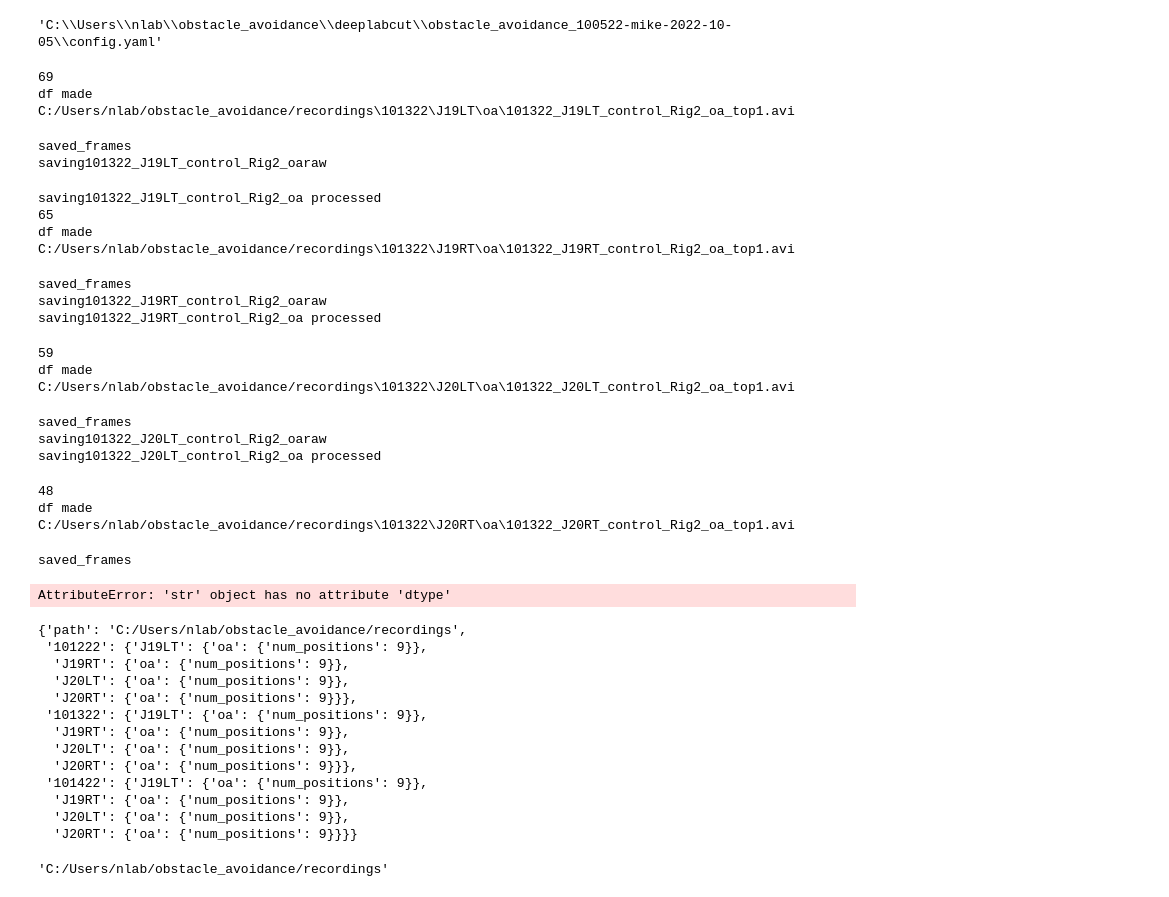
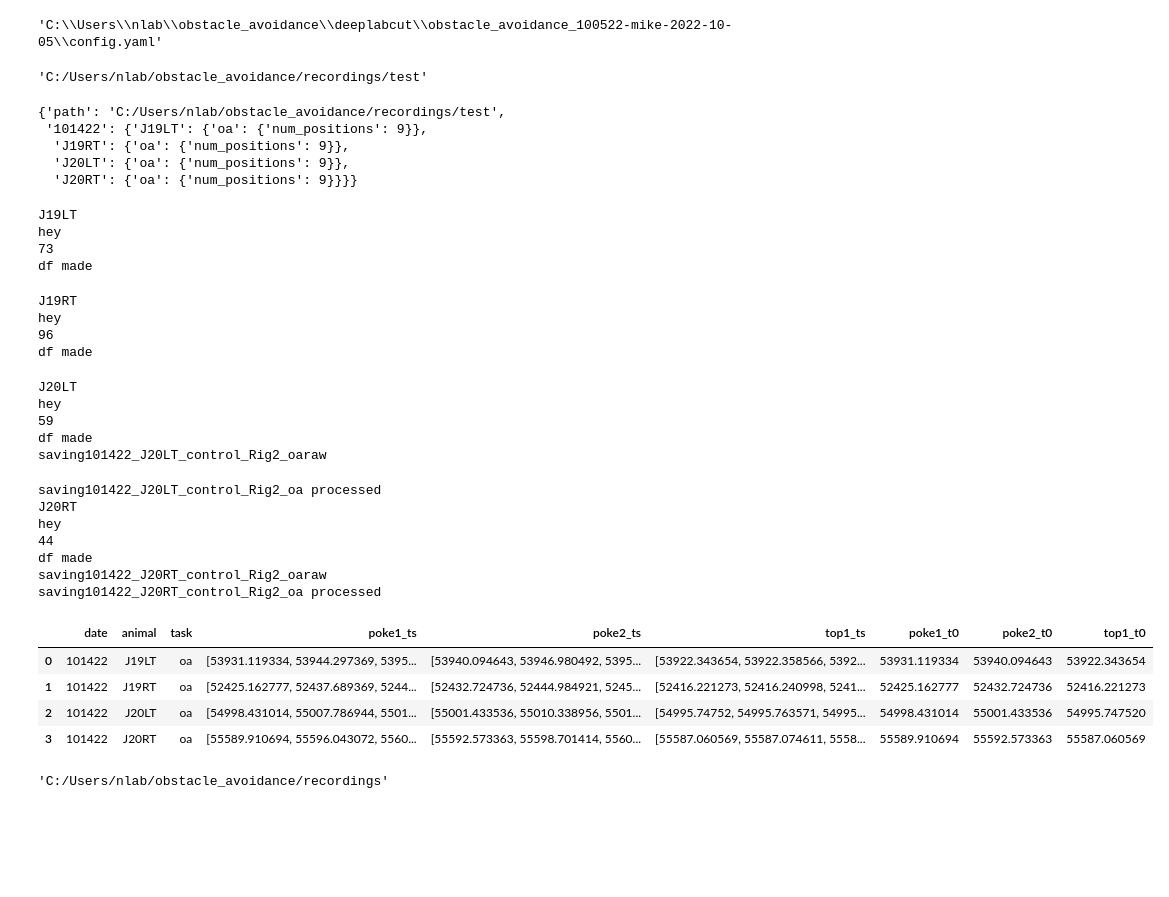
Before and after one commit to msidikpr/obstacle_avoidance, a Jupyter notebook: debug_pipline.ipynb, the cells around one changed output. Drawn from its saved outputs; the diff is of its cells as text; code cells hidden in the pictures; blank space fills up the shorter version.

```diff
--- a/debug_pipline.ipynb
+++ b/debug_pipline.ipynb
@@ -10,7 +10,7 @@ from obstacle_avoidance_processing import AvoidanceProcessing
 Loading DLC 2.2.3...
 # %%
 # metadata json path
-metadata_path = r'C:\Users\nlab\obstacle_avoidance\metadata\oa_102722.json'
+metadata_path = r'C:\Users\nlab\obstacle_avoidance\metadata\test_102822.json'
 
 #C:\Users\nlab\Desktop\mike_bonsai\recordings\metadata
 # task name
@@ -26,51 +26,51 @@ session.dlc_project
 'C:\\Users\\nlab\\obstacle_avoidance\\deeplabcut\\obstacle_avoidance_100522-mike-2022-10-05\\config.yaml'
 # %%
 session.preprocess()
+# %%
+session.path
+# %% [output]
+'C:/Users/nlab/obstacle_avoidance/recordings/test'
+# %%
+session.metadata
+# %% [output]
+{'path': 'C:/Users/nlab/obstacle_avoidance/recordings/test',
+ '101422': {'J19LT': {'oa': {'num_positions': 9}},
+  'J19RT': {'oa': {'num_positions': 9}},
+  'J20LT': {'oa': {'num_positions': 9}},
+  'J20RT': {'oa': {'num_positions': 9}}}}
 # %%
 session.process()
 # %% [output]
-69
+J19LT
+hey
+73
 df made
-C:/Users/nlab/obstacle_avoidance/recordings\101322\J19LT\oa\101322_J19LT_control_Rig2_oa_top1.avi
-saved_frames
-saving101322_J19LT_control_Rig2_oaraw
+J19RT
+hey
+96
+df made
-saving101322_J19LT_control_Rig2_oa processed
-65
+J20LT
+hey
+59
 df made
-C:/Users/nlab/obstacle_avoidance/recordings\101322\J19RT\oa\101322_J19RT_control_Rig2_oa_top1.avi
+saving101422_J20LT_control_Rig2_oaraw
-saved_frames
-saving101322_J19RT_control_Rig2_oaraw
-saving101322_J19RT_control_Rig2_oa processed
+saving101422_J20LT_control_Rig2_oa processed
+J20RT
+hey
+44
+df made
+saving101422_J20RT_control_Rig2_oaraw
+saving101422_J20RT_control_Rig2_oa processed
-59
-df made
-C:/Users/nlab/obstacle_avoidance/recordings\101322\J20LT\oa\101322_J20LT_control_Rig2_oa_top1.avi
-saved_frames
-saving101322_J20LT_control_Rig2_oaraw
-saving101322_J20LT_control_Rig2_oa processed
-48
-df made
-C:/Users/nlab/obstacle_avoidance/recordings\101322\J20RT\oa\101322_J20RT_control_Rig2_oa_top1.avi
-saved_frames
 # %%
 session.gather_all_sessions()
-# %% [output]
-AttributeError: 'str' object has no attribute 'dtype'
 # %%
-session.metadata
+session.all_sessions
 # %% [output]
-{'path': 'C:/Users/nlab/obstacle_avoidance/recordings',
- '101222': {'J19LT': {'oa': {'num_positions': 9}},
-  'J19RT': {'oa': {'num_positions': 9}},
-  'J20LT': {'oa': {'num_positions': 9}},
-  'J20RT': {'oa': {'num_positions': 9}}},
- '101322': {'J19LT': {'oa': {'num_positions': 9}},
-  'J19RT': {'oa': {'num_positions': 9}},
-  'J20LT': {'oa': {'num_positions': 9}},
-  'J20RT': {'oa': {'num_positions': 9}}},
- '101422': {'J19LT': {'oa': {'num_positions': 9}},
-  'J19RT': {'oa': {'num_positions': 9}},
-  'J20LT': {'oa': {'num_positions': 9}},
-  'J20RT': {'oa': {'num_positions': 9}}}}
+|  | date | animal | task | poke1_ts | poke2_ts | top1_ts | poke1_t0 | poke2_t0 | top1_t0 |
+| 0 | 101422 | J19LT | oa | [53931.119334, 53944.297369, 5395... | [53940.094643, 53946.980492, 5395... | [53922.343654, 53922.358566, 5392... | 53931.119334 | 53940.094643 | 53922.343654 |
+| 1 | 101422 | J19RT | oa | [52425.162777, 52437.689369, 5244... | [52432.724736, 52444.984921, 5245... | [52416.221273, 52416.240998, 5241... | 52425.162777 | 52432.724736 | 52416.221273 |
+| 2 | 101422 | J20LT | oa | [54998.431014, 55007.786944, 5501... | [55001.433536, 55010.338956, 5501... | [54995.74752, 54995.763571, 54995... | 54998.431014 | 55001.433536 | 54995.747520 |
+| 3 | 101422 | J20RT | oa | [55589.910694, 55596.043072, 5560... | [55592.573363, 55598.701414, 5560... | [55587.060569, 55587.074611, 5558... | 55589.910694 | 55592.573363 | 55587.060569 |
 # %%
 from pathlib import Path
 # %%
```
Also changed, not shown: parts of 4 cells of this notebook, 8 other files.
